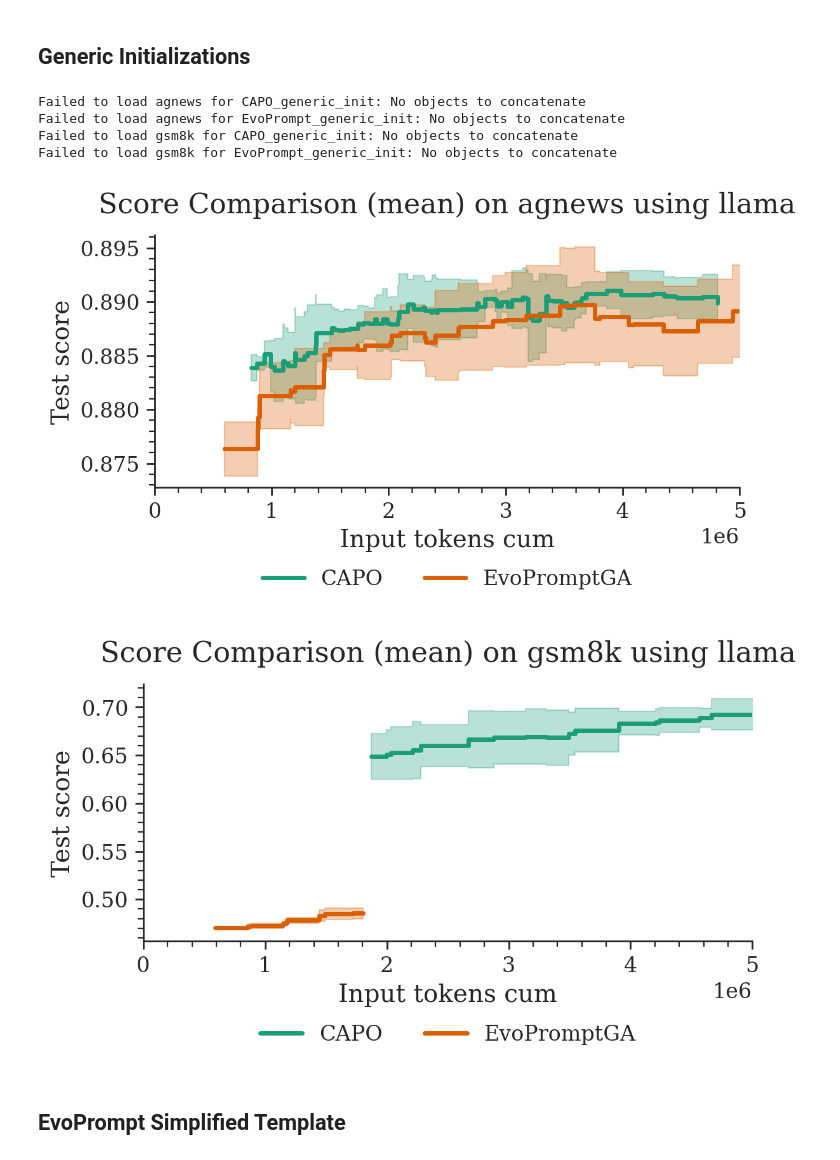
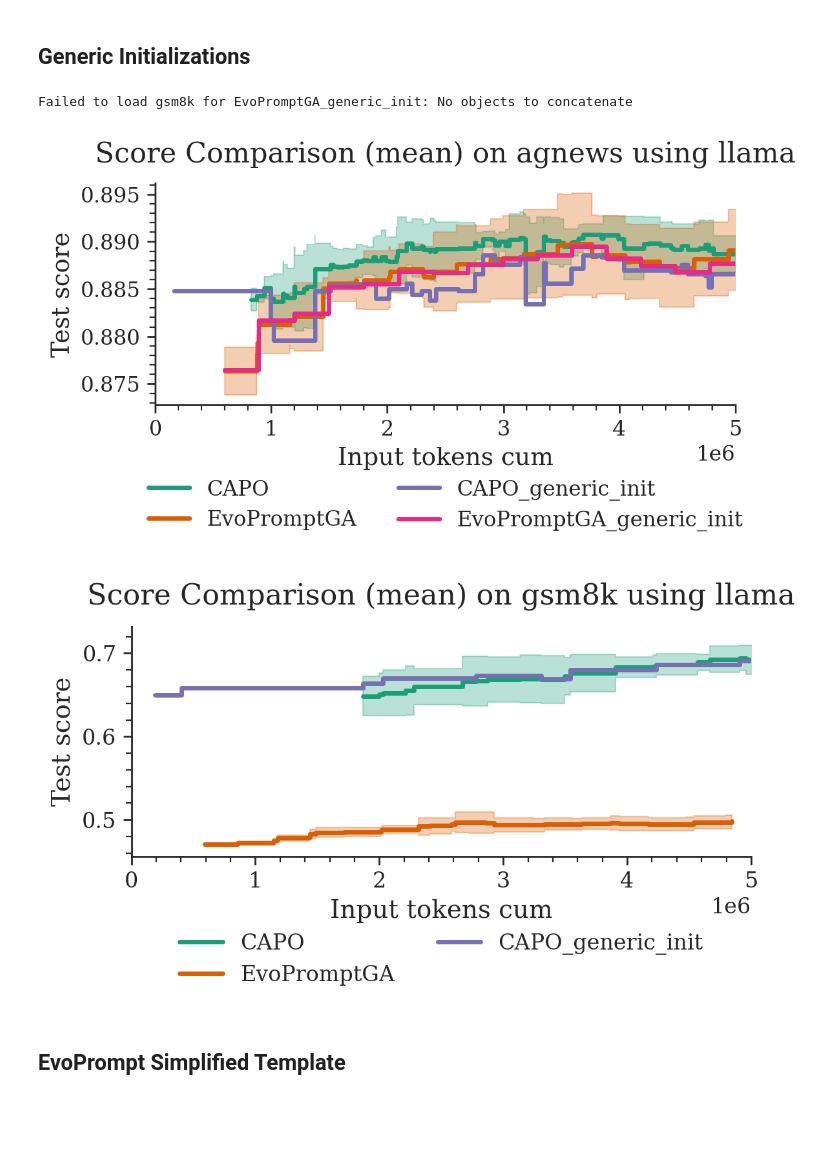
Before and after one commit to finitearth/capo, a Jupyter notebook: notebooks/paper_visualization/ablation_visualization.ipynb, the cells around one changed output. Drawn from its saved outputs; the diff is of its cells as text; code cells hidden in the pictures; blank space fills up the shorter version.

```diff
--- a/notebooks/paper_visualization/ablation_visualization.ipynb
+++ b/notebooks/paper_visualization/ablation_visualization.ipynb
@@ -43,9 +46,9 @@ for dataset in DATASETS:
         dataset,
         "llama",
         ["CAPO", "CAPO_no_racing"],
-        path_prefix="../../temp",
+        path_prefix="../..",
         plot_stddev=True,
-        plot_seeds=True,
+        plot_seeds=False,
         x_col="input_tokens_cum",
     )
 # %% [output]
@@ -68,7 +71,7 @@ for dataset in DATASETS:
         dataset,
         "llama",
         ["CAPO", "CAPO_no_shuffling"],
-        path_prefix="../../temp",
+        path_prefix="../..",
         plot_stddev=True,
         x_col="step",
     )
@@ -83,8 +86,8 @@ for dataset in DATASETS:
     plot_population_scores_comparison(
         dataset,
         "llama",
-        ["CAPO", "CAPO_zero_shot"],
-        path_prefix="../../temp",
+        ["CAPO", "CAPO_zero_shot", "EvoPromptGA"],
+        path_prefix="../..",
         plot_stddev=True,
         x_col="step",
     )
@@ -101,7 +104,7 @@ for dataset in DATASETS:
         dataset,
         "llama",
         ["CAPO", "EvoPromptGA", "CAPO_zero_shot"],
-        path_prefix="../../temp",
+        path_prefix="../..",
         plot_stddev=True,
         x_col="input_tokens_cum",
     )
@@ -116,20 +119,17 @@ for dataset in DATASETS:
 # %%
 for dataset in DATASETS:
     plot_population_scores_comparison(
         dataset,
         "llama",
-        ["CAPO", "EvoPromptGA", "CAPO_generic_init", "EvoPrompt_generic_init"],
-        path_prefix="../../temp",
+        ["CAPO", "EvoPromptGA", "CAPO_generic_init", "EvoPromptGA_generic_init"],
+        path_prefix="../..",
         plot_stddev=True,
         x_col="input_tokens_cum",
     )
 # %% [output]
-Failed to load agnews for CAPO_generic_init: No objects to concatenate
-Failed to load agnews for EvoPrompt_generic_init: No objects to concatenate
-Failed to load gsm8k for CAPO_generic_init: No objects to concatenate
-Failed to load gsm8k for EvoPrompt_generic_init: No objects to concatenate
+Failed to load gsm8k for EvoPromptGA_generic_init: No objects to concatenate
-[figure, old version]
+[figure, new version]
-[figure, old version]
+[figure, new version]
 # %% [markdown]
 ## EvoPrompt Simplified Template
 # %%
```
Also changed, not shown: parts of 9 cells of this notebook.
